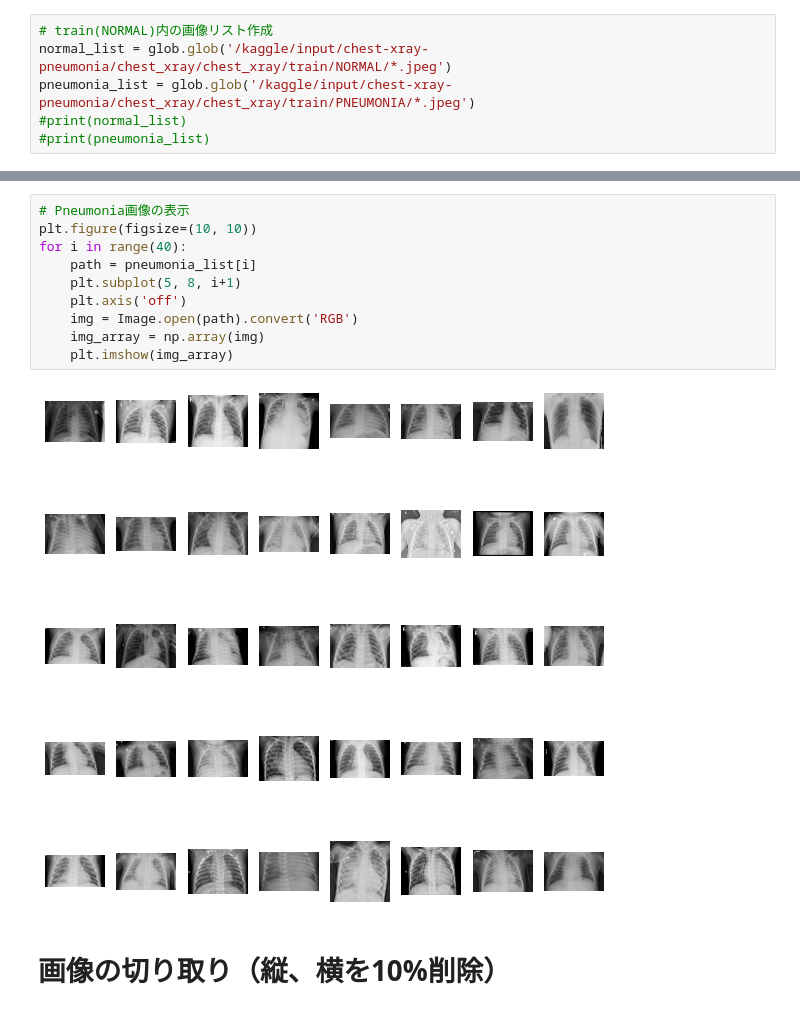
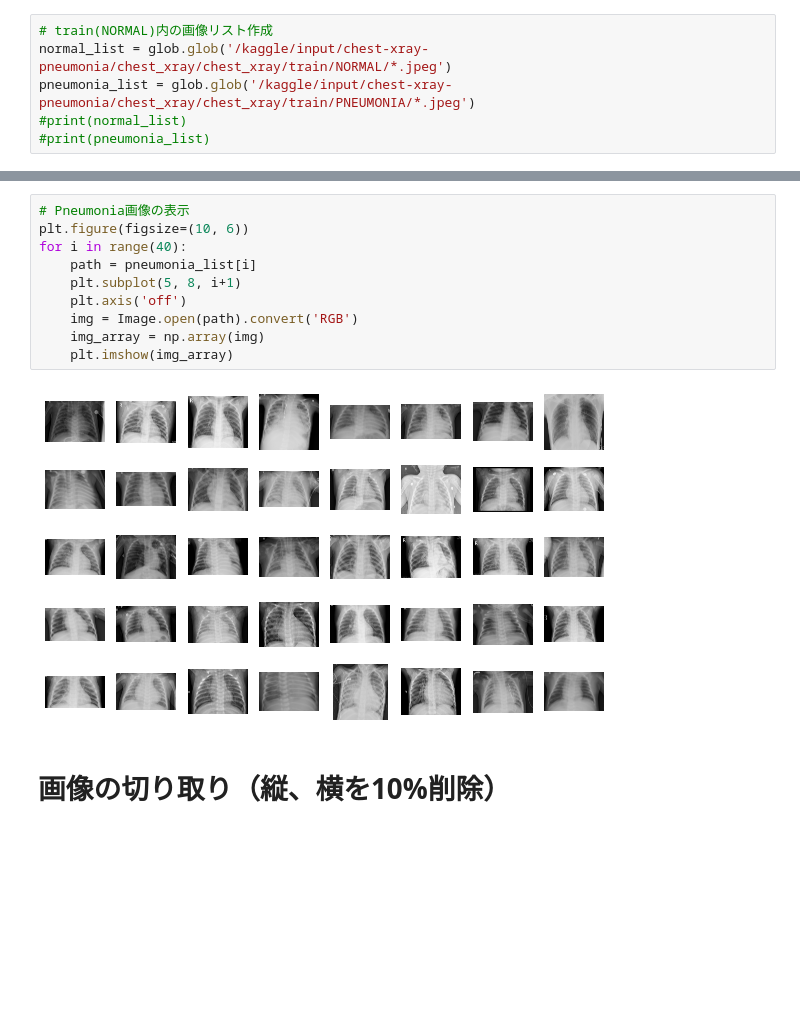
Before and after one commit to insilicomab/kaggle_chest-Xray, a Jupyter notebook: chest-xray-eda.ipynb, the cells around one changed output, grey strips where cells are left out. Cells and saved outputs as stored; diff of their text form; blank space fills up the shorter version.

```diff
--- a/chest-xray-eda.ipynb
+++ b/chest-xray-eda.ipynb
@@ -35,15 +35,15 @@ for i in range(40):
 # %%
 # Pneumonia画像の表示
-plt.figure(figsize=(10, 10))
+plt.figure(figsize=(10, 6))
 for i in range(40):
     path = pneumonia_list[i]
     plt.subplot(5, 8, i+1)
     plt.axis('off')
     img = Image.open(path).convert('RGB')
     img_array = np.array(img)
     plt.imshow(img_array)
 # %% [output]
-[figure, old version]
+[figure, new version]
 # %% [markdown]
 # 画像の切り取り（縦、横を10%削除）
 # %%
```
Also changed, not shown: parts of 7 cells of this notebook.
